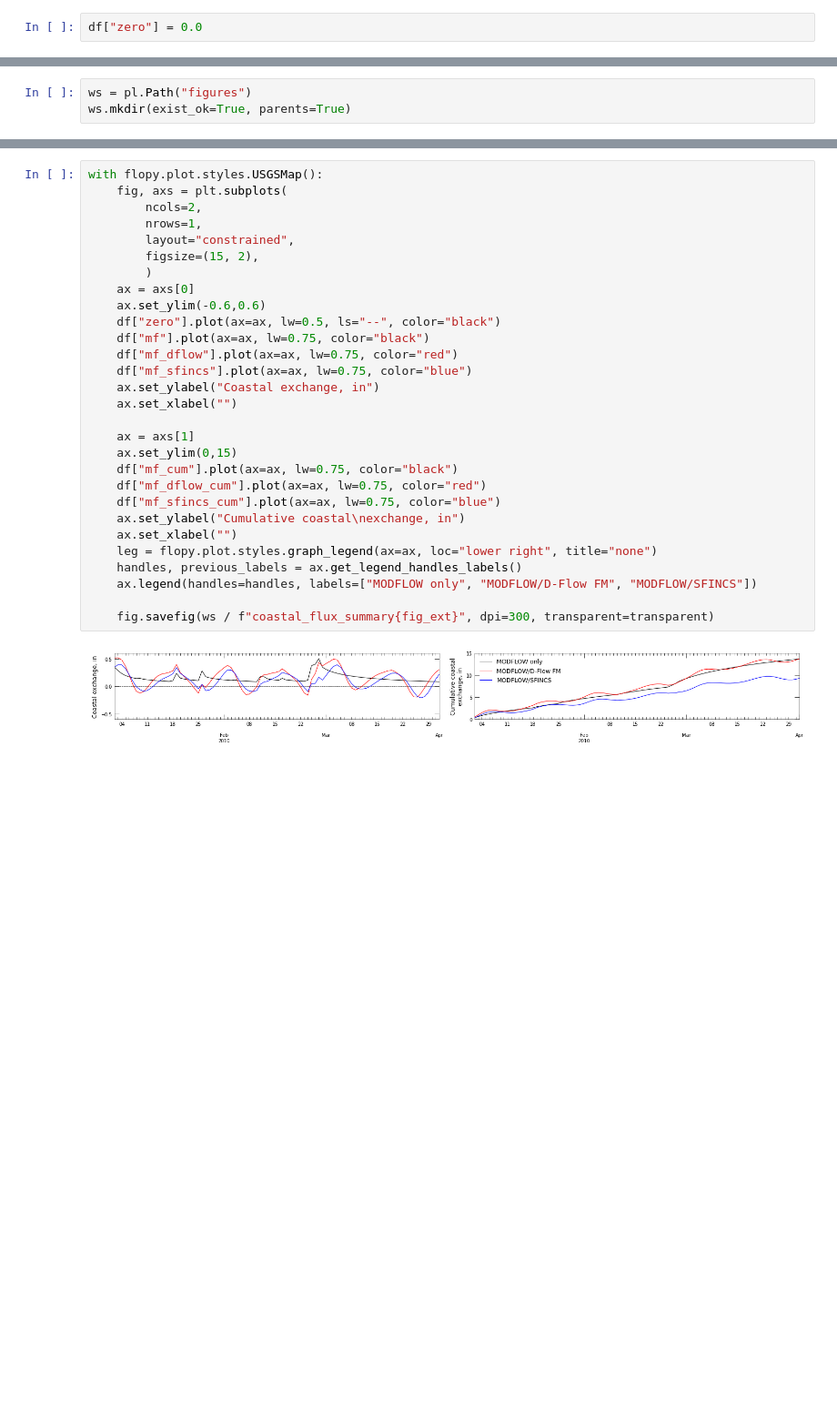
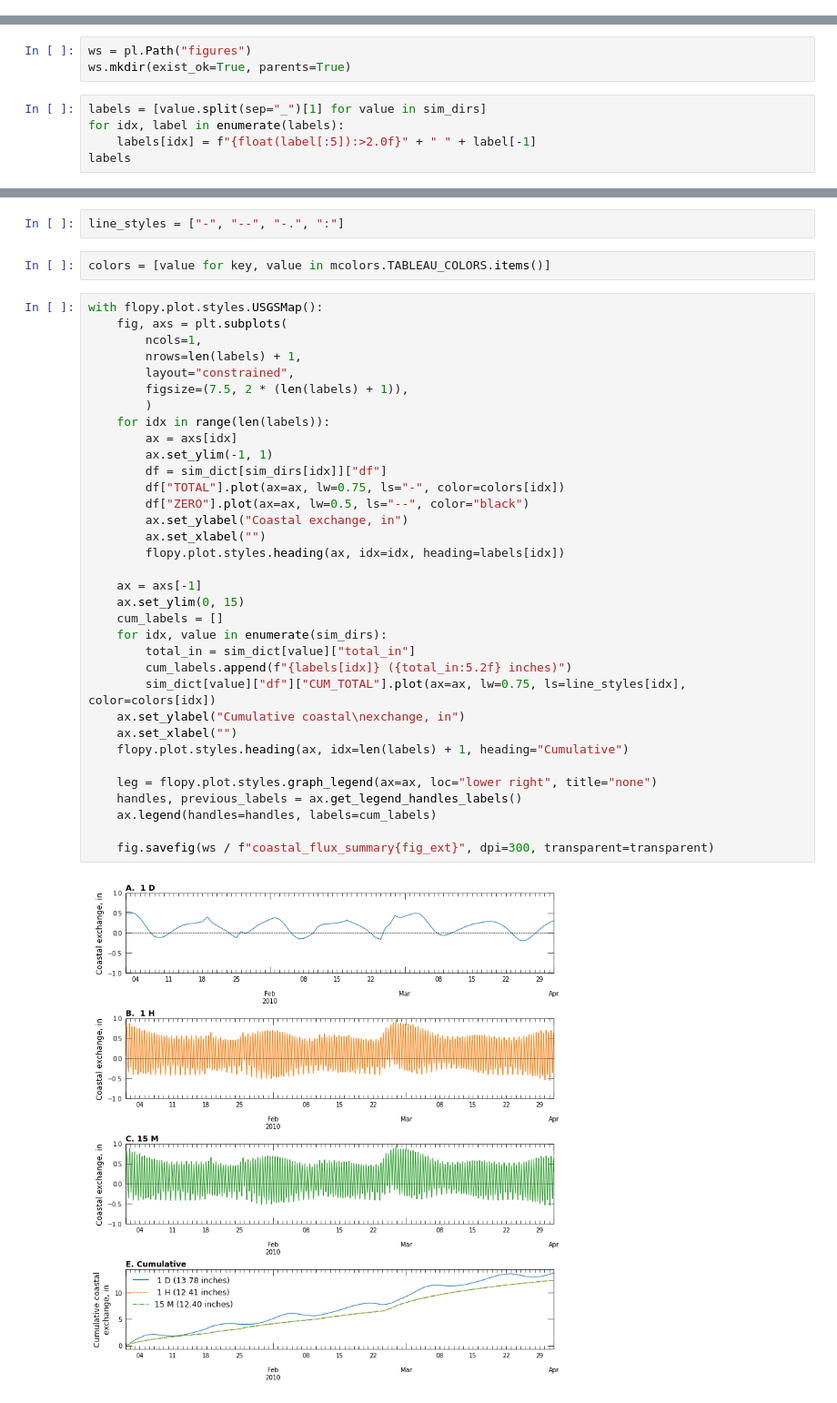
Before and after one commit to jdhughes-dev/nywsc_compound_flooding, a Jupyter notebook: notebooks/step3_plot_compare_coastal_exchange.ipynb, the cells around one changed output, grey strips where cells are left out. Shown at 91% size. Saved outputs shown, nothing was run; the diff lists cells and outputs as text; blank space fills up the shorter version.

```diff
--- a/notebooks/step3_plot_compare_coastal_exchange.ipynb
+++ b/notebooks/step3_plot_compare_coastal_exchange.ipynb
@@ -76,2 +30,0 @@ df = df.set_index('datetime')
-# %%
-df["zero"] = 0.0
@@ -95,3 +49,8 @@ df
 # %%
 ws = pl.Path("figures")
 ws.mkdir(exist_ok=True, parents=True)
+# %%
+labels = [value.split(sep="_")[1] for value in sim_dirs]
+for idx, label in enumerate(labels):
+    labels[idx] = f"{float(label[:5]):>2.0f}" + " " + label[-1]
+labels
@@ -98,31 +59,40 @@ ws.mkdir(exist_ok=True, parents=True)
+# %%
+line_styles = ["-", "--", "-.", ":"]
+# %%
+colors = [value for key, value in mcolors.TABLEAU_COLORS.items()]
 # %%
 with flopy.plot.styles.USGSMap():
     fig, axs = plt.subplots(
-        ncols=2,
-        nrows=1,
+        ncols=1,
+        nrows=len(labels) + 1,
         layout="constrained",
-        figsize=(15, 2),
+        figsize=(7.5, 2 * (len(labels) + 1)),
         )
-    ax = axs[0]
-    ax.set_ylim(-0.6,0.6)
-    df["zero"].plot(ax=ax, lw=0.5, ls="--", color="black")
-    df["mf"].plot(ax=ax, lw=0.75, color="black")
-    df["mf_dflow"].plot(ax=ax, lw=0.75, color="red")
-    df["mf_sfincs"].plot(ax=ax, lw=0.75, color="blue")
-    ax.set_ylabel("Coastal exchange, in")
-    ax.set_xlabel("")
+    for idx in range(len(labels)):
+        ax = axs[idx]
+        ax.set_ylim(-1, 1)
+        df = sim_dict[sim_dirs[idx]]["df"]
+        df["TOTAL"].plot(ax=ax, lw=0.75, ls="-", color=colors[idx])
+        df["ZERO"].plot(ax=ax, lw=0.5, ls="--", color="black")
+        ax.set_ylabel("Coastal exchange, in")
+        ax.set_xlabel("")
+        flopy.plot.styles.heading(ax, idx=idx, heading=labels[idx])
 
-    ax = axs[1]
-    ax.set_ylim(0,15)
-    df["mf_cum"].plot(ax=ax, lw=0.75, color="black")
-    df["mf_dflow_cum"].plot(ax=ax, lw=0.75, color="red")
-    df["mf_sfincs_cum"].plot(ax=ax, lw=0.75, color="blue")
+    ax = axs[-1]
+    ax.set_ylim(0, 15)
+    cum_labels = []
+    for idx, value in enumerate(sim_dirs):
+        total_in = sim_dict[value]["total_in"]
+        cum_labels.append(f"{labels[idx]} ({total_in:5.2f} inches)")
+        sim_dict[value]["df"]["CUM_TOTAL"].plot(ax=ax, lw=0.75, ls=line_styles[idx], color=colors[idx])
     ax.set_ylabel("Cumulative coastal\nexchange, in")
     ax.set_xlabel("")
+    flopy.plot.styles.heading(ax, idx=len(labels) + 1, heading="Cumulative")
+
     leg = flopy.plot.styles.graph_legend(ax=ax, loc="lower right", title="none")
     handles, previous_labels = ax.get_legend_handles_labels()
-    ax.legend(handles=handles, labels=["MODFLOW only", "MODFLOW/D-Flow FM", "MODFLOW/SFINCS"])
+    ax.legend(handles=handles, labels=cum_labels)
 
     fig.savefig(ws / f"coastal_flux_summary{fig_ext}", dpi=300, transparent=transparent)
 # %% [output]
-[figure, old version]
+[figure, new version]
```
Also changed, not shown: parts of 17 cells of this notebook, 3 other files.
